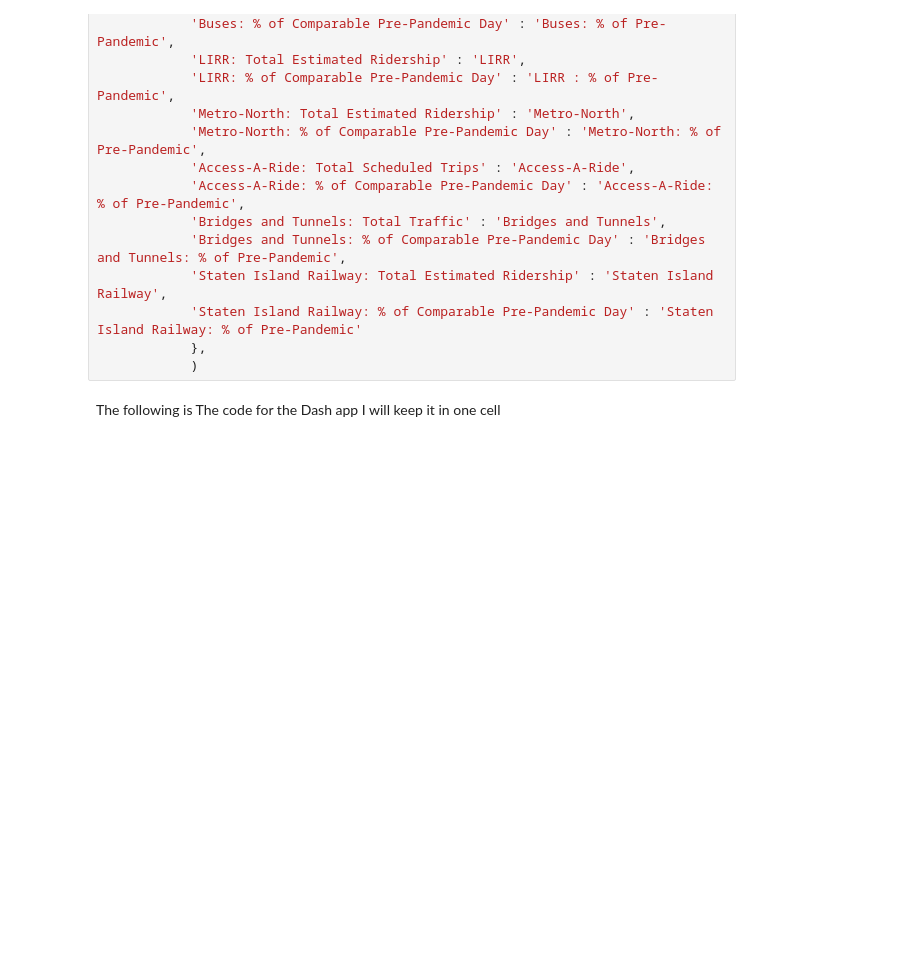
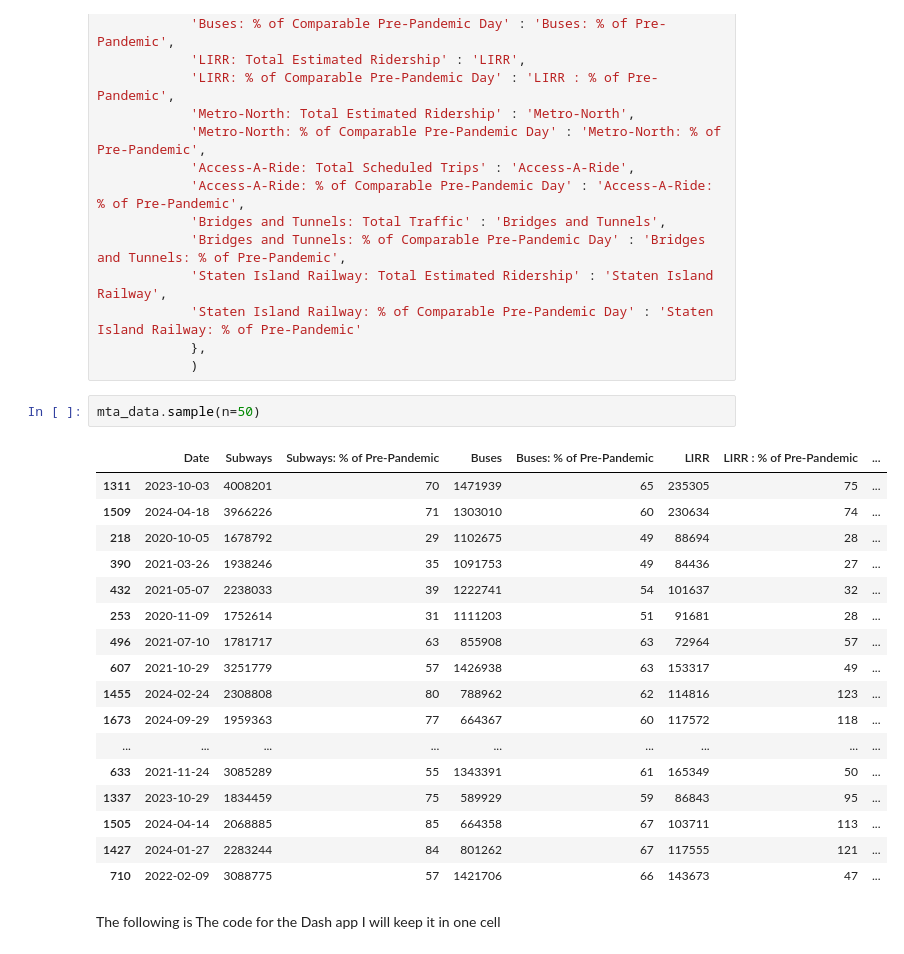
Before and after one commit to andrewhubb/Maven_commuter_challenge, a Jupyter notebook: MTA Daily Rides - Plotly & Dash.ipynb, the cells around one changed output. Saved outputs shown, nothing was run; the diff lists cells and outputs as text; blank space fills up the shorter version.

```diff
--- a/MTA Daily Rides - Plotly & Dash.ipynb
+++ b/MTA Daily Rides - Plotly & Dash.ipynb
@@ -39,5 +39,25 @@ mta_data = mta_data.rename(columns={
             'Staten Island Railway: % of Comparable Pre-Pandemic Day' : 'Staten Island Railway: % of Pre-Pandemic'
             },
             )
+# %%
+mta_data.sample(n=50)
+# %% [output]
+|  | Date | Subways | Subways: % of Pre-Pandemic | Buses | Buses: % of Pre-Pandemic | LIRR | LIRR : % of Pre-Pandemic | ... |
+| 1311 | 2023-10-03 | 4008201 | 70 | 1471939 | 65 | 235305 | 75 | ... |
+| 1509 | 2024-04-18 | 3966226 | 71 | 1303010 | 60 | 230634 | 74 | ... |
+| 218 | 2020-10-05 | 1678792 | 29 | 1102675 | 49 | 88694 | 28 | ... |
+| 390 | 2021-03-26 | 1938246 | 35 | 1091753 | 49 | 84436 | 27 | ... |
+| 432 | 2021-05-07 | 2238033 | 39 | 1222741 | 54 | 101637 | 32 | ... |
+| 253 | 2020-11-09 | 1752614 | 31 | 1111203 | 51 | 91681 | 28 | ... |
+| 496 | 2021-07-10 | 1781717 | 63 | 855908 | 63 | 72964 | 57 | ... |
+| 607 | 2021-10-29 | 3251779 | 57 | 1426938 | 63 | 153317 | 49 | ... |
+| 1455 | 2024-02-24 | 2308808 | 80 | 788962 | 62 | 114816 | 123 | ... |
+| 1673 | 2024-09-29 | 1959363 | 77 | 664367 | 60 | 117572 | 118 | ... |
+| ... | ... | ... | ... | ... | ... | ... | ... | ... |
+| 633 | 2021-11-24 | 3085289 | 55 | 1343391 | 61 | 165349 | 50 | ... |
+| 1337 | 2023-10-29 | 1834459 | 75 | 589929 | 59 | 86843 | 95 | ... |
+| 1505 | 2024-04-14 | 2068885 | 85 | 664358 | 67 | 103711 | 113 | ... |
+| 1427 | 2024-01-27 | 2283244 | 84 | 801262 | 67 | 117555 | 121 | ... |
+| 710 | 2022-02-09 | 3088775 | 57 | 1421706 | 66 | 143673 | 47 | ... |
 # %% [markdown]
 The following is The code for the Dash app I will keep it in one cell
```
Also changed, not shown: parts of 2 cells of this notebook.
